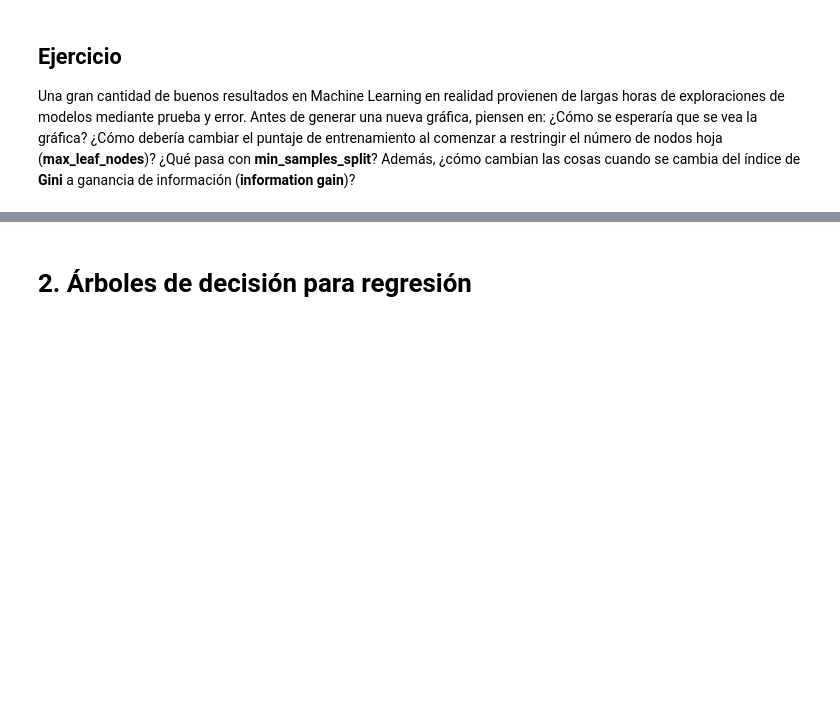
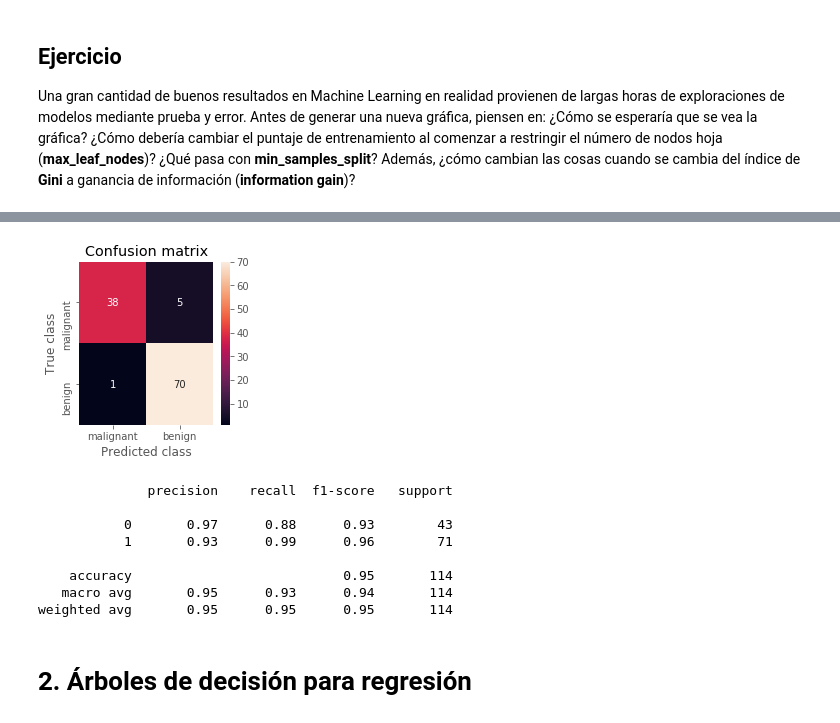
Before and after one commit to Pedr0714/-CTE0156-holamundo, a Jupyter notebook: P5_AplicacionML/P5_AplicacionML.ipynb, the cells around one changed output, grey strips where cells are left out. Cells and saved outputs as stored; diff of their text form; code cells hidden in the pictures; blank space fills up the shorter version.

```diff
--- a/P5_AplicacionML/P5_AplicacionML.ipynb
+++ b/P5_AplicacionML/P5_AplicacionML.ipynb
@@ -288,0 +323,9 @@ Una gran cantidad de buenos resultados en Machine Learning en realidad provienen
+# %%
+train_s3 = []
+test_s3 = []
+min_sample_3 = np.array([5, 4, 2, 8, 7])
+for mss in min_sample_3:
+    dtc = tree.DecisionTreeClassifier(min_samples_split=mss, random_state=42)
+    dtc.fit(X_train, y_train)
+    train_s3.append(dtc.score(X_train, y_train))
+    test_s3.append(dtc.score(X_test, y_test))
@@ -289,3 +375,16 @@ Una gran cantidad de buenos resultados en Machine Learning en realidad provienen
+# %%
+y_pred = dtc1.predict(X_test)
+mostrar_resultados(y_test, y_pred)
+# %% [output]
+[figure, added]
+              precision    recall  f1-score   support
+
+           0       0.97      0.88      0.93        43
+           1       0.93      0.99      0.96        71
+
+    accuracy                           0.95       114
+   macro avg       0.95      0.93      0.94       114
+weighted avg       0.95      0.95      0.95       114
 # %% [markdown]
 # 2. Árboles de decisión para regresión
 # %% [markdown]
```
Also changed, not shown: parts of 13 cells of this notebook, 1 other file.
